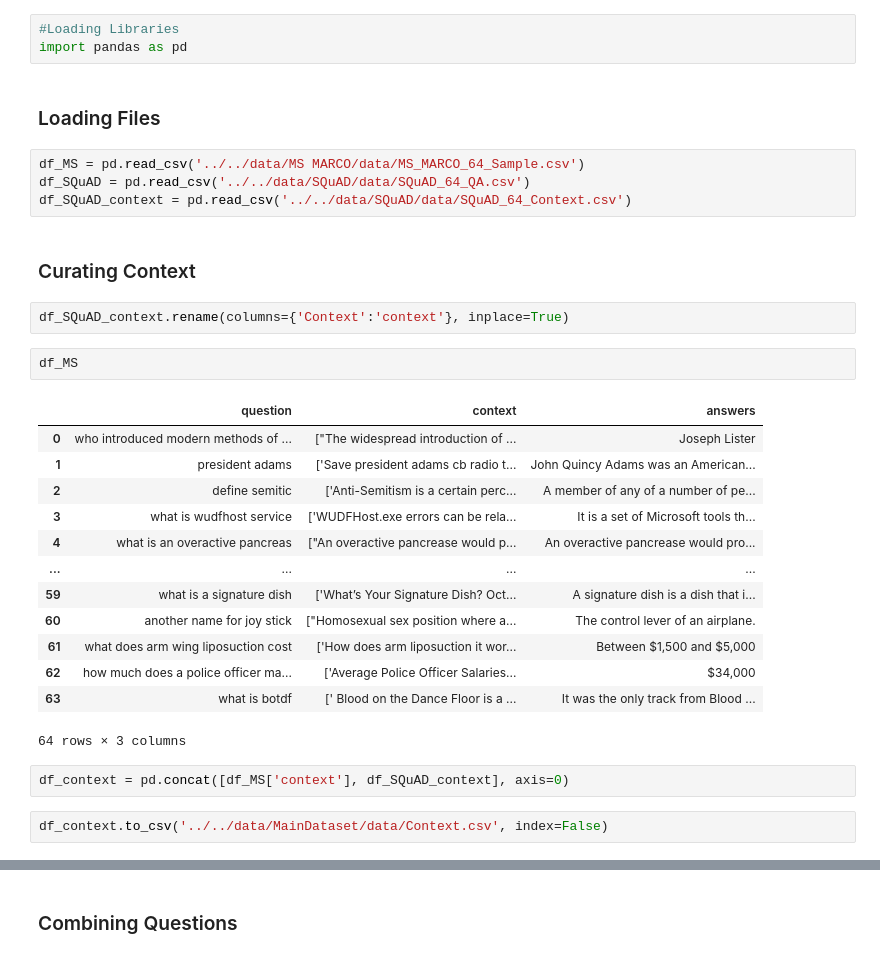
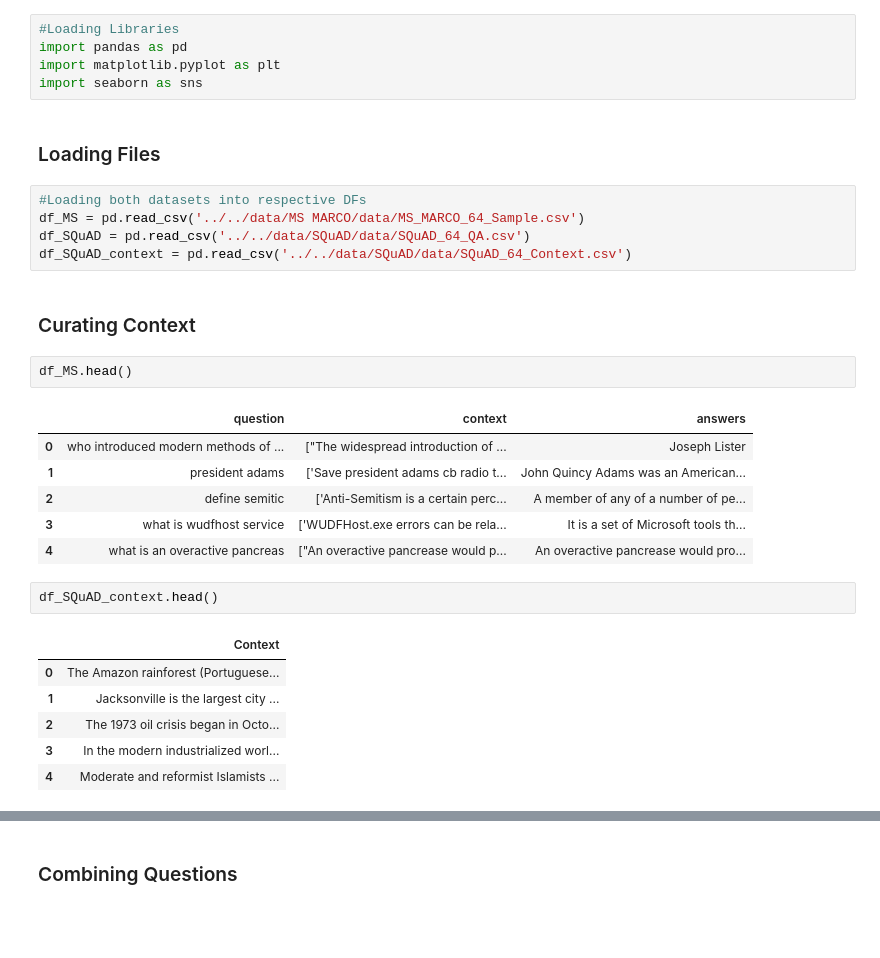
Before and after one commit to MarcusO17/RAG-FYP2024, a Jupyter notebook: src/data-curation/dataset.ipynb, the cells around one changed output, grey strips where cells are left out. Drawn from its saved outputs; the diff is of its cells as text; blank space fills up the shorter version.

```diff
--- a/src/data-curation/dataset.ipynb
+++ b/src/data-curation/dataset.ipynb
@@ -1,33 +1,32 @@
 # %%
 #Loading Libraries
 import pandas as pd
+import matplotlib.pyplot as plt
+import seaborn as sns
 # %% [markdown]
 ### Loading Files
 # %%
+#Loading both datasets into respective DFs
 df_MS = pd.read_csv('../../data/MS MARCO/data/MS_MARCO_64_Sample.csv')
 df_SQuAD = pd.read_csv('../../data/SQuAD/data/SQuAD_64_QA.csv')
 df_SQuAD_context = pd.read_csv('../../data/SQuAD/data/SQuAD_64_Context.csv')
 # %% [markdown]
 ### Curating Context
-# %%
-df_SQuAD_context.rename(columns={'Context':'context'}, inplace=True)
 # %%
-df_MS
+df_MS.head()
 # %% [output]
 |  | question | context | answers |
 | 0 | who introduced modern methods of ... | ["The widespread introduction of ... | Joseph Lister |
 | 1 | president adams | ['Save president adams cb radio t... | John Quincy Adams was an American... |
 | 2 | define semitic | ['Anti-Semitism is a certain perc... | A member of any of a number of pe... |
 | 3 | what is wudfhost service | ['WUDFHost.exe errors can be rela... | It is a set of Microsoft tools th... |
 | 4 | what is an overactive pancreas | ["An overactive pancrease would p... | An overactive pancrease would pro... |
-| ... | ... | ... | ... |
-| 59 | what is a signature dish | ['What’s Your Signature Dish? Oct... | A signature dish is a dish that i... |
-| 60 | another name for joy stick | ["Homosexual sex position where a... | The control lever of an airplane. |
-| 61 | what does arm wing liposuction cost | ['How does arm liposuction it wor... | Between $1,500 and $5,000 |
-| 62 | how much does a police officer ma... | ['Average Police Officer Salaries... | $34,000 |
-| 63 | what is botdf | [' Blood on the Dance Floor is a ... | It was the only track from Blood ... |
-64 rows × 3 columns
-# %%
-df_context = pd.concat([df_MS['context'], df_SQuAD_context], axis=0)
-# %%
-df_context.to_csv('../../data/MainDataset/data/Context.csv', index=False)
+# %%
+df_SQuAD_context.head()
+# %% [output]
+|  | Context |
+| 0 | The Amazon rainforest (Portuguese... |
+| 1 | Jacksonville is the largest city ... |
+| 2 | The 1973 oil crisis began in Octo... |
+| 3 | In the modern industrialized worl... |
+| 4 | Moderate and reformist Islamists ... |
```
Also changed, not shown: parts of 9 cells of this notebook.
